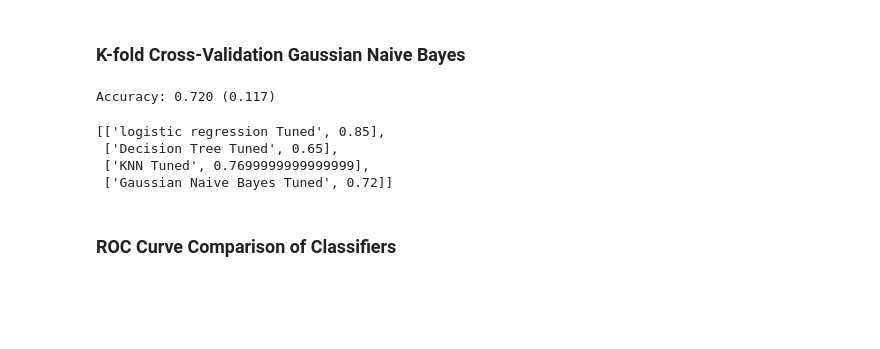
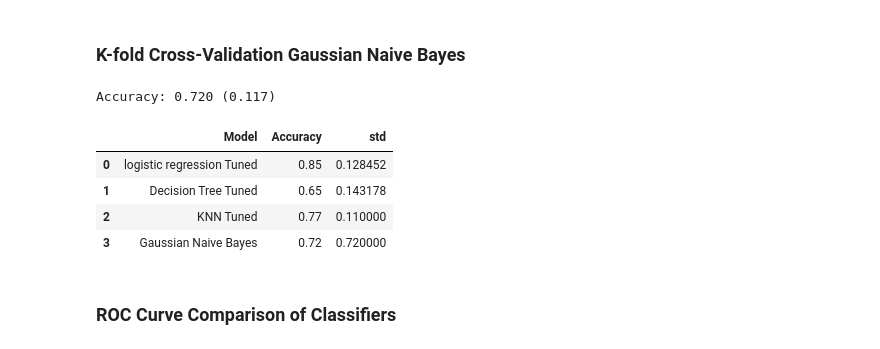
Before and after one commit to 0xgun/Credit-Eligibility, a Jupyter notebook: Phase_2/Phase 2.ipynb, the cells around one changed output. Drawn from its saved outputs; the diff is of its cells as text; code cells hidden in the pictures; blank space fills up the shorter version.

```diff
--- a/Phase_2/Phase 2.ipynb
+++ b/Phase_2/Phase 2.ipynb
@@ -782,0 +843,4 @@ form.append(['Decision Tree Tuned'.format(scores),mean(scores)])
+# %%
+k_model = pd.DataFrame([['Decision Tree Tuned', DTCscore ,std(scores)]],
+columns = ['Model', 'Accuracy', 'std'])
+k_results = k_results.append(k_model, ignore_index = True)
@@ -791,6 +861,10 @@ print('Accuracy: %.3f (%.3f)' % (mean(knn_scores), std(knn_scores)))
 KNNscore=mean(knn_scores)
 # %% [output]
 Accuracy: 0.770 (0.110)
+# %%
+k_model = pd.DataFrame([['KNN Tuned', KNNscore ,std(knn_scores)]],
+columns = ['Model', 'Accuracy', 'std'])
+k_results = k_results.append(k_model, ignore_index = True)
 # %%
 form.append(['KNN Tuned'.format(knn_scores),mean(knn_scores)])
 # %% [markdown]
@@ -798,20 +872,25 @@ form.append(['KNN Tuned'.format(knn_scores),mean(knn_scores)])
 # %%
 gnb_model = GaussianNB()
 # evaluate model
-gnb_scores = cross_val_score(gaussian, X, y, scoring='accuracy', cv=cv, n_jobs=-1)
+gnb_scores = cross_val_score(gnb_model, X, y, scoring='accuracy', cv=cv, n_jobs=-1)
 # report performance
 print('Accuracy: %.3f (%.3f)' % (mean(gnb_scores), std(gnb_scores)))
 form.append(['Gaussian Naive Bayes Tuned'.format(gnb_scores),mean(gnb_scores)])
 NBscore=mean(gnb_scores)
 # %% [output]
 Accuracy: 0.720 (0.117)
+# %%
+k_model = pd.DataFrame([['Gaussian Naive Bayes', NBscore ,mean(gnb_scores)]],
+columns = ['Model', 'Accuracy', 'std'])
+k_results = k_results.append(k_model, ignore_index = True)
 # %%
-form
+k_results
 # %% [output]
-[['logistic regression Tuned', 0.85],
- ['Decision Tree Tuned', 0.65],
- ['KNN Tuned', 0.7699999999999999],
- ['Gaussian Naive Bayes Tuned', 0.72]]
+|  | Model | Accuracy | std |
+| 0 | logistic regression Tuned | 0.85 | 0.128452 |
+| 1 | Decision Tree Tuned | 0.65 | 0.143178 |
+| 2 | KNN Tuned | 0.77 | 0.110000 |
+| 3 | Gaussian Naive Bayes | 0.72 | 0.720000 |
 # %% [markdown]
 ### ROC Curve  Comparison of Classifiers
 # %%
```
Also changed, not shown: parts of 23 cells of this notebook, 1 other file.
